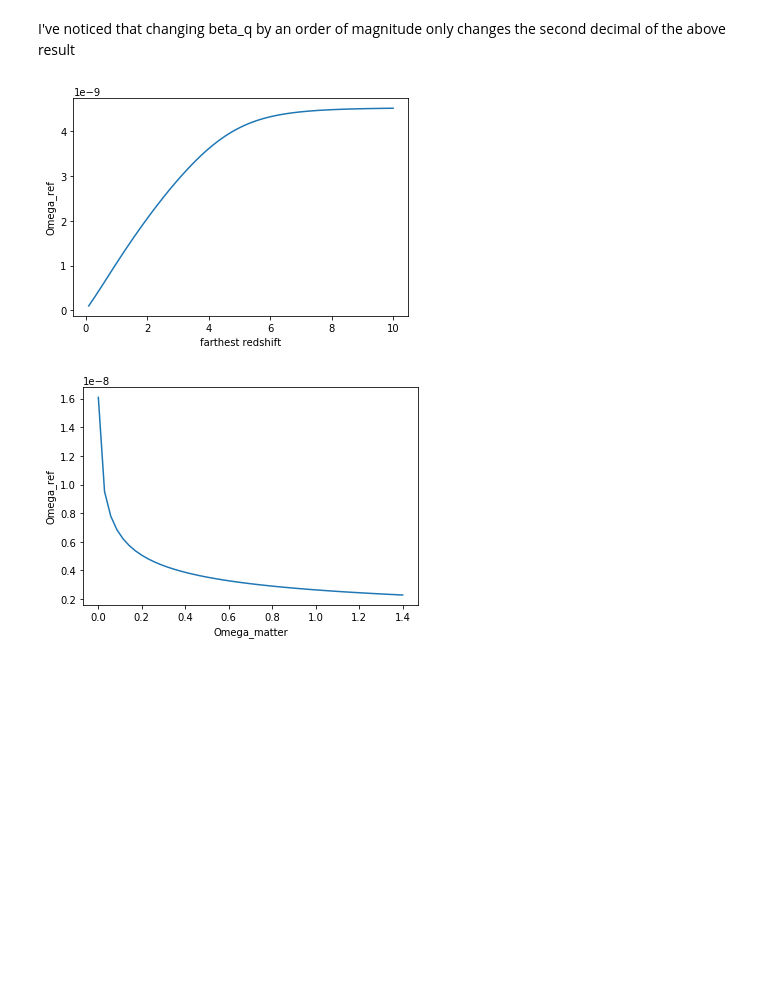
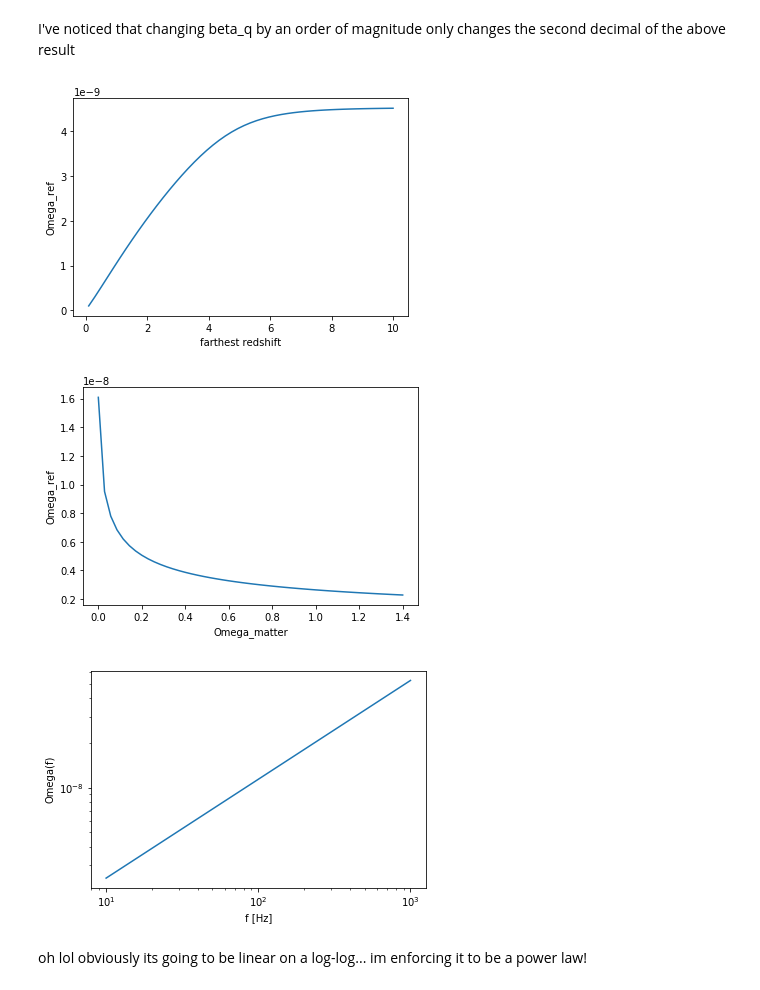
Before and after one commit to afarah18/stochastic_cosmo, a Jupyter notebook: horizon_dist_calculator.ipynb, the cells around one changed output. Saved outputs shown, nothing was run; the diff lists cells and outputs as text; code cells hidden in the pictures; blank space fills up the shorter version.

Commit message:
plot Omega as a fn of frequency in an attempt to re-create Fig 6

```diff
--- a/horizon_dist_calculator.ipynb
+++ b/horizon_dist_calculator.ipynb
@@ -216,6 +216,8 @@ zf_array = np.linspace(0.1, 10,num=50)
 Omega_m_array = np.linspace(0,1.4,num=50)
 Omega_gw_z_free = np.zeros(len(zf_array))
 Omega_gw_Omegam_free = np.zeros(len(Omega_m_array))
+f_array = np.logspace(1,3) * u.Hz
+Omega_gw_of_f = np.zeros(len(f_array))
 
 redshift_evolution_parameters = [5.,2.,7.] #zpeak, alpha, beta
 #test
@@ -231,18 +233,30 @@ for i in range(len(zf_array)):
                                 massdist=plaw_selection,z_evo_params=redshift_evolution_parameters)
     Omega_gw_Omegam_free[i] = OmegaGW(6.,Omega_m_array[i],fref,
                                       massdist=plaw_selection,z_evo_params=redshift_evolution_parameters)
+    Omega_gw_of_f[i] = OmegaGW(10, 0.3, fref=f_array[i],massdist=plaw_selection,z_evo_params=redshift_evolution_parameters)
 # %%
 plt.plot(zf_array,Omega_gw_z_free)
 #plt.axhline(OmegaGW_limit)
 plt.xlabel('farthest redshift')
 plt.ylabel('Omega_ref')
 plt.show()
 
 plt.plot(Omega_m_array,Omega_gw_Omegam_free)
 #plt.axhline(OmegaGW_limit)
 plt.xlabel('Omega_matter')
 plt.ylabel('Omega_ref')
 plt.show()
+
+plt.plot(f_array,Omega_gw_of_f)
+#plt.axhline(OmegaGW_limit)
+plt.xlabel('f [Hz]')
+plt.ylabel('Omega(f)')
+plt.xscale('log')
+plt.yscale('log')
+plt.show()
 # %% [output]
 [figure]
 [figure]
+[figure, added]
+# %% [markdown]
+oh lol obviously its going to be linear on a log-log... im enforcing it to be a power law!
```
Also changed, not shown: parts of 1 cell of this notebook.
